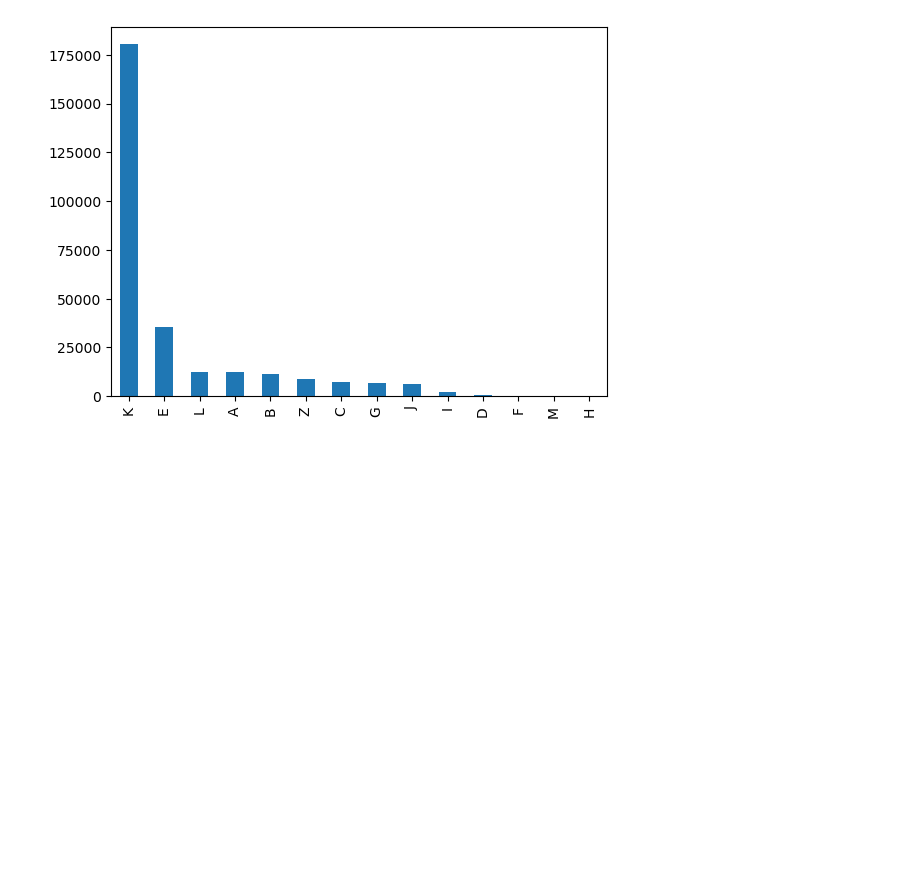
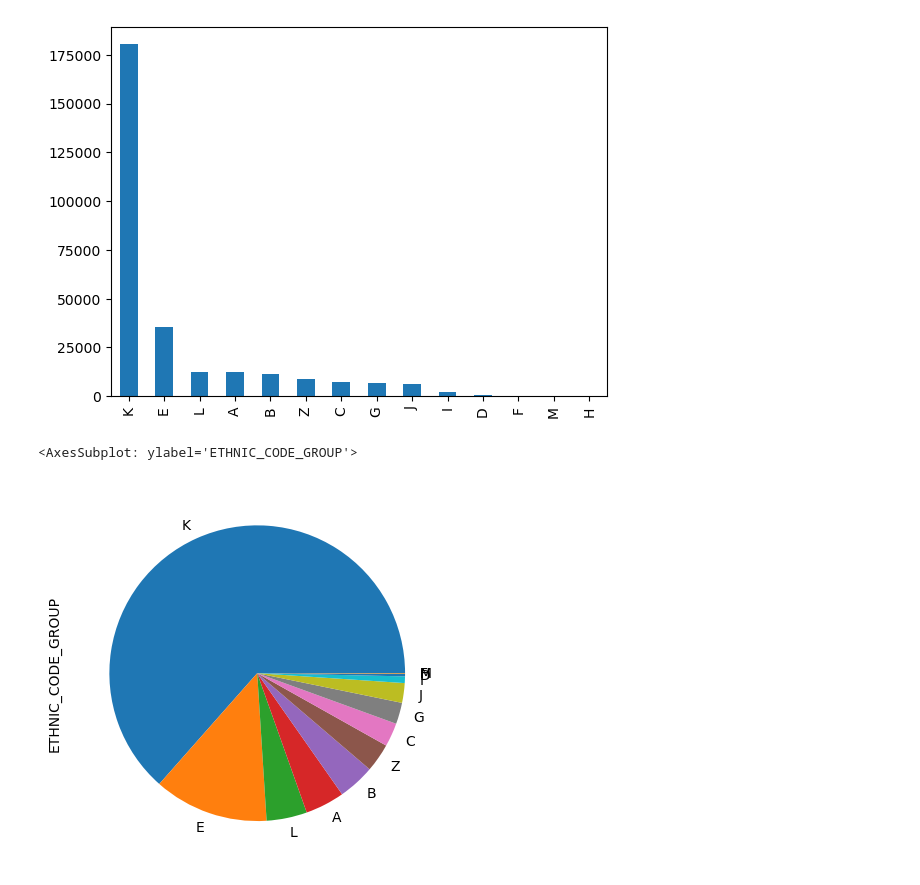
Before and after one commit to mwehner2022/Retail_Analysis, a Jupyter notebook: Ethnicity_Analysis.ipynb, the cells around one changed output. Saved outputs shown, nothing was run; the diff lists cells and outputs as text; code cells hidden in the pictures; blank space fills up the shorter version.

```diff
--- a/Ethnicity_Analysis.ipynb
+++ b/Ethnicity_Analysis.ipynb
@@ -58,4 +61,7 @@ mycolumn.plot(kind="bar")
 <AxesSubplot: >
 [figure]
 # %%
-mycolumn.plot(kind="bar")
+mycolumn.plot(kind="pie")
+# %% [output]
+<AxesSubplot: ylabel='ETHNIC_CODE_GROUP'>
+[figure, added]
```
Also changed, not shown: parts of 10 cells of this notebook, 1 other file.
